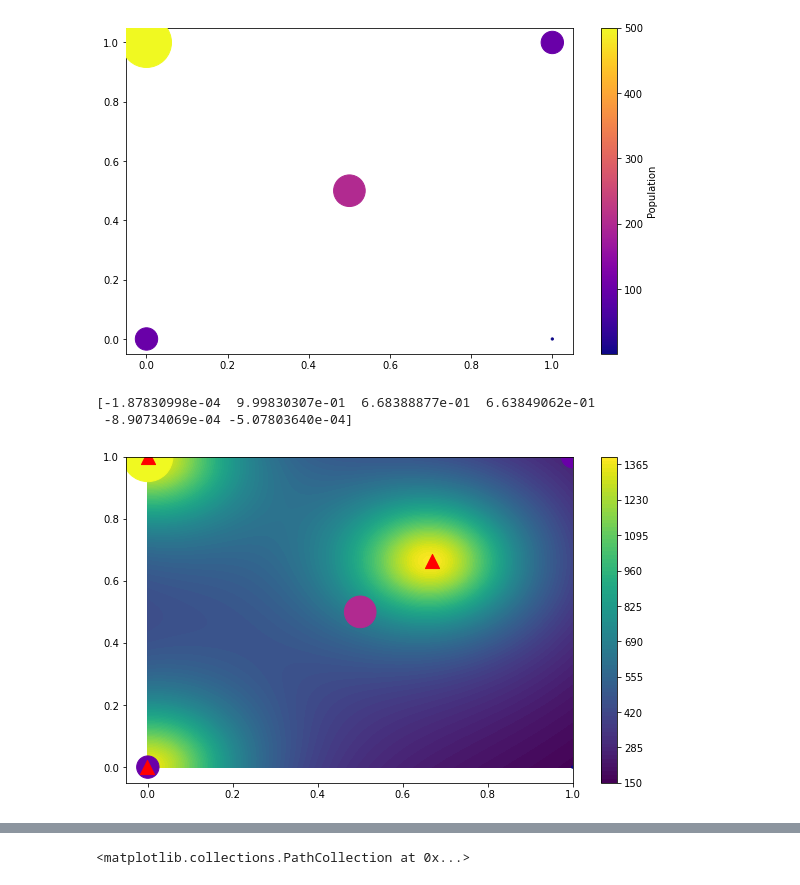
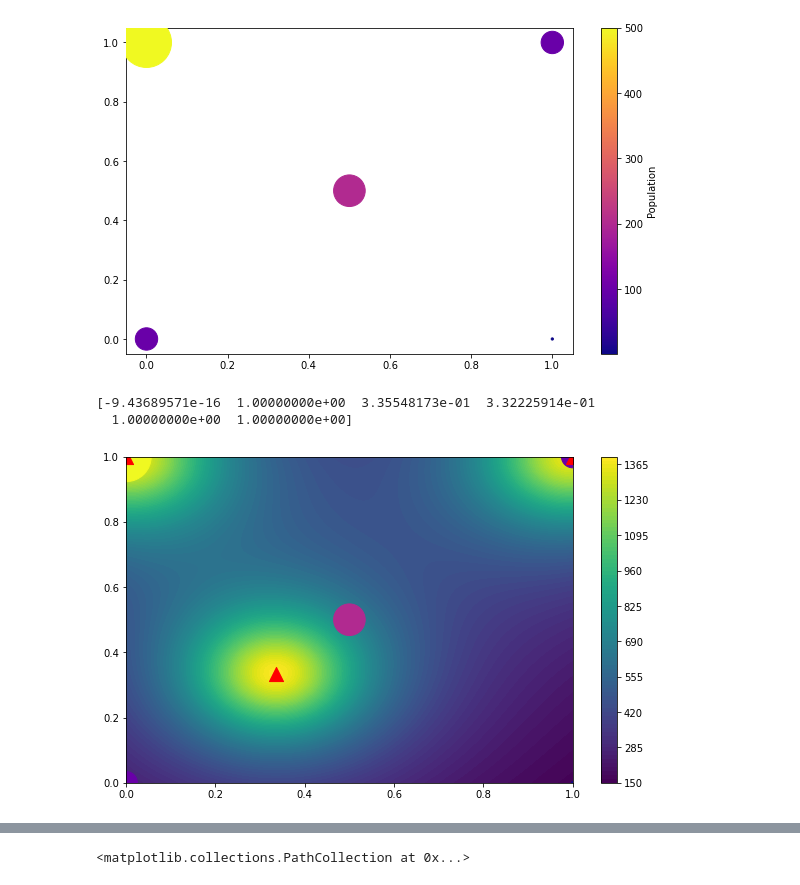
Before and after one commit to logeek456/P4-MAP-Group4, a Jupyter notebook: S2-3.ipynb, the cells around one changed output, grey strips where cells are left out. Saved outputs shown, nothing was run; the diff lists cells and outputs as text; code cells hidden in the pictures.

```diff
--- a/S2-3.ipynb
+++ b/S2-3.ipynb
@@ -96,42 +96,42 @@ from sklearn.cluster import KMeans
 def warm_start(n_sat, population):
     data = np.zeros((sum(population), 2))
     for i in range(len(population)) :
-        data[sum(population[:i]):sum(population[:i+1])] = np.array([xp[i], yp[i]]) + np.random.randn(population[i], 2)*0.01
+        data[sum(population[:i]):sum(population[:i+1])] = np.array([xp[i], yp[i]])
     data = np.array(data)
     kmeans = KMeans(init="k-means++",n_clusters=N, n_init=5,random_state=42, ).fit(data)
     return kmeans.cluster_centers_.flatten()
 
 sat_coords = warm_start(N, population)
 print(sat_coords)
 
 def f(x, y, sol):
     somme = 0
     for i in numba.prange(N) :
         dij_sq = pyth(x, sol[2*i], y, sol[2*i+1]) + Hs**2
         somme += Is/(dij_sq)
     return somme
 
 fig = plt.figure(figsize=(10, 6))
 ax = fig.add_subplot(1, 1, 1)
 
 # Générer des points dans le domaine [0, 1] x [0, 1]
 x = np.linspace(0, 1, 100)
 y = np.linspace(0, 1, 100)
 X, Y = np.meshgrid(x, y)
 
 # Calculer les valeurs de la fonction f(x, y) pour chaque point
 Z = f(X, Y, sat_coords)
 
 
 cf = ax.contourf(X, Y, Z, levels=100, cmap='viridis')
 plt.colorbar(cf, ax = ax)
 ax.scatter(xp, yp, c=population, cmap='plasma', s=size)
 for i in range(N) :
     ax.scatter(sat_coords[2*i], sat_coords[2*i+1], marker = "^", color = "red", s = 200, label = "sattelites")
 # %% [output]
-[-1.87830998e-04  9.99830307e-01  6.68388877e-01  6.63849062e-01
- -8.90734069e-04 -5.07803640e-04]
+[-9.43689571e-16  1.00000000e+00  3.35548173e-01  3.32225914e-01
+  1.00000000e+00  1.00000000e+00]
-[figure, old version]
+[figure, new version]
 # %%
 from scipy.optimize import minimize
 import numba
```
Also changed, not shown: parts of 4 cells of this notebook.
